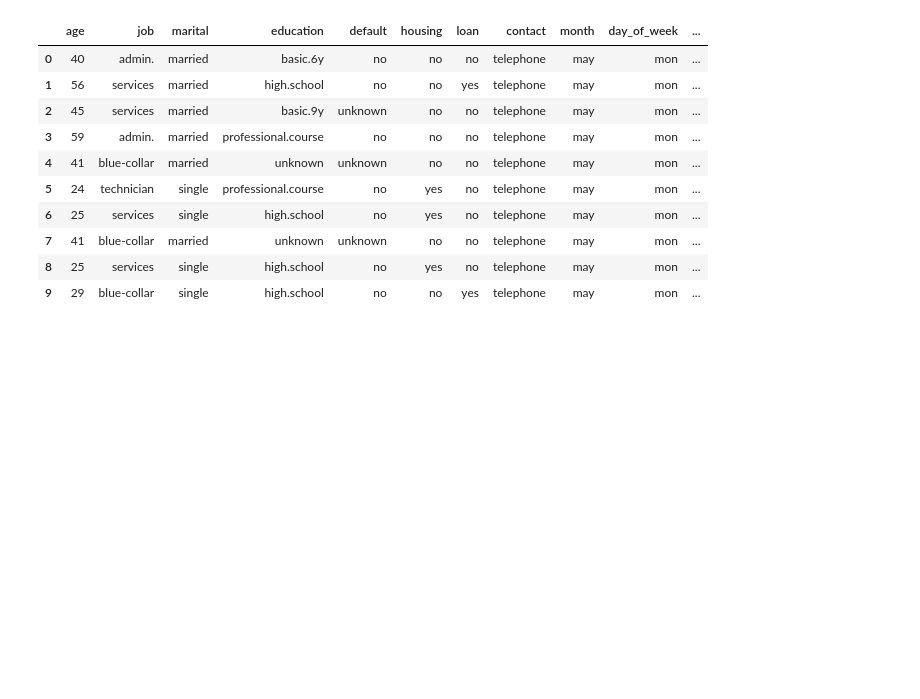
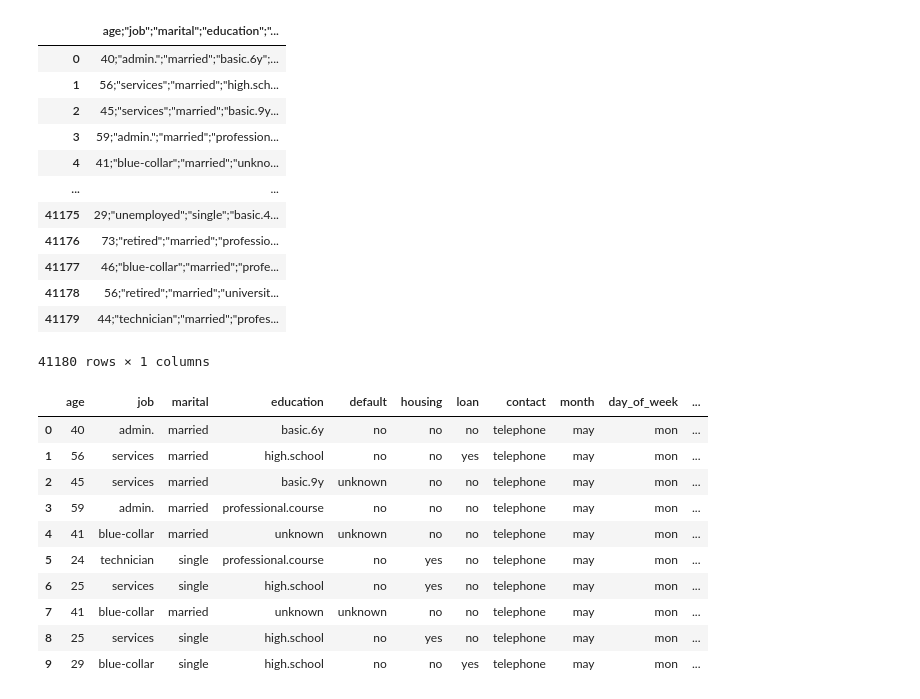
Before and after one commit to neeschal00/exploratory-data-analysis, a Jupyter notebook: eda.ipynb, the cells around one changed output. Cells and saved outputs as stored; diff of their text form; code cells hidden in the pictures; blank space fills up the shorter version.

Commit message:
more data preview

```diff
--- a/eda.ipynb
+++ b/eda.ipynb
@@ -2,4 +2,21 @@
 import pandas as pd
 import numpy as np
 import seaborn as sns
+# %%
+tele_df = pd.read_csv("TeleCom_Data-1.csv")
+tele_df
+# %% [output]
+|  | age;"job";"marital";"education";"... |
+| 0 | 40;"admin.";"married";"basic.6y";... |
+| 1 | 56;"services";"married";"high.sch... |
+| 2 | 45;"services";"married";"basic.9y... |
+| 3 | 59;"admin.";"married";"profession... |
+| 4 | 41;"blue-collar";"married";"unkno... |
+| ... | ... |
+| 41175 | 29;"unemployed";"single";"basic.4... |
+| 41176 | 73;"retired";"married";"professio... |
+| 41177 | 46;"blue-collar";"married";"profe... |
+| 41178 | 56;"retired";"married";"universit... |
+| 41179 | 44;"technician";"married";"profes... |
+41180 rows × 1 columns
 # %%
```
Also changed, not shown: parts of 14 cells of this notebook.
